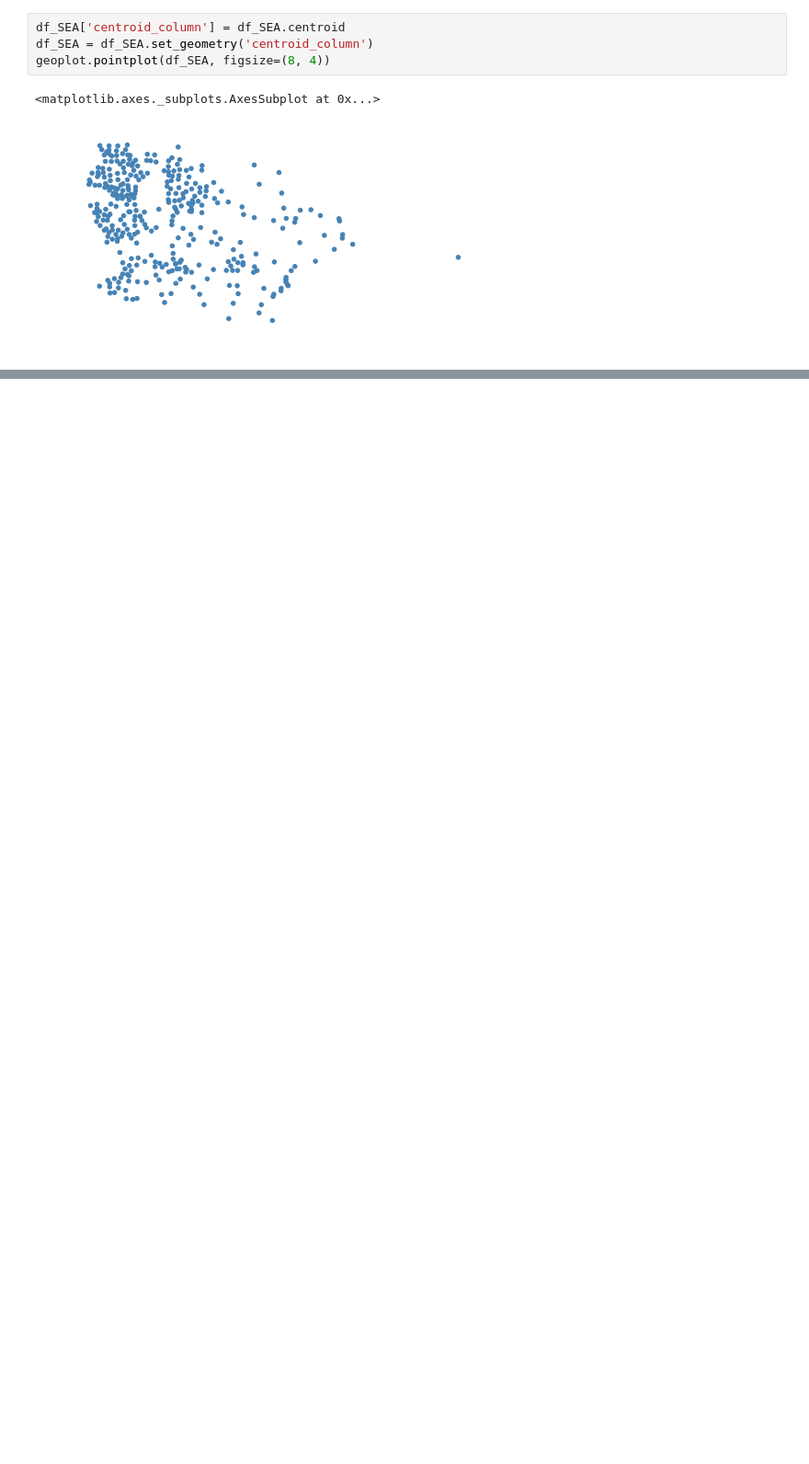
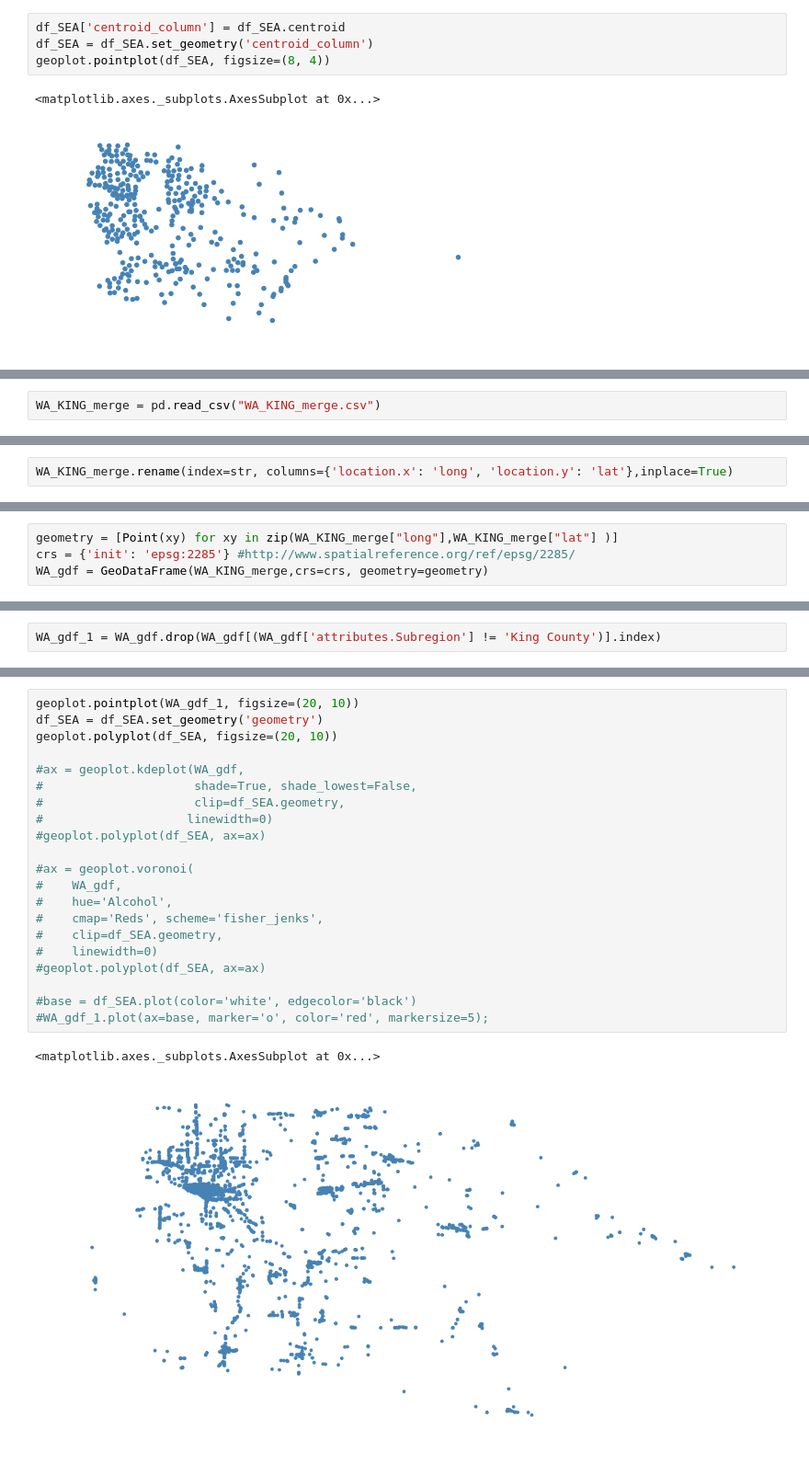
Before and after one commit to fleason/Coursera_Capstone, a Jupyter notebook: GeoPandas.ipynb, the cells around one changed output, grey strips where cells are left out. Shown at 92% size. Cells and saved outputs as stored; diff of their text form; blank space fills up the shorter version.

```diff
--- a/GeoPandas.ipynb
+++ b/GeoPandas.ipynb
@@ -156,0 +250,2 @@ WA_KING.head()
+# %%
+WA_KING_merge = pd.read_csv("WA_KING_merge.csv")
@@ -156,0 +321,2 @@ WA_KING.head()
+# %%
+WA_KING_merge.rename(index=str, columns={'location.x': 'long', 'location.y': 'lat'},inplace=True)
@@ -156,0 +353,4 @@ WA_KING.head()
+# %%
+geometry = [Point(xy) for xy in zip(WA_KING_merge["long"],WA_KING_merge["lat"] )]
+crs = {'init': 'epsg:2285'} #http://www.spatialreference.org/ref/epsg/2285/
+WA_gdf = GeoDataFrame(WA_KING_merge,crs=crs, geometry=geometry)
@@ -156,0 +421,2 @@ WA_KING.head()
+# %%
+WA_gdf_1 = WA_gdf.drop(WA_gdf[(WA_gdf['attributes.Subregion'] != 'King County')].index)
@@ -156,0 +427,24 @@ WA_KING.head()
+# %%
+geoplot.pointplot(WA_gdf_1, figsize=(20, 10))
+df_SEA = df_SEA.set_geometry('geometry')
+geoplot.polyplot(df_SEA, figsize=(20, 10))
+
+#ax = geoplot.kdeplot(WA_gdf,
+#                     shade=True, shade_lowest=False,
+#                     clip=df_SEA.geometry,
+#                    linewidth=0)
+#geoplot.polyplot(df_SEA, ax=ax)
+
+#ax = geoplot.voronoi(
+#    WA_gdf,
+#    hue='Alcohol',
+#    cmap='Reds', scheme='fisher_jenks',
+#    clip=df_SEA.geometry,
+#    linewidth=0)
+#geoplot.polyplot(df_SEA, ax=ax)
+
+#base = df_SEA.plot(color='white', edgecolor='black')
+#WA_gdf_1.plot(ax=base, marker='o', color='red', markersize=5);
+# %% [output]
+<matplotlib.axes._subplots.AxesSubplot at 0x...>
+[figure, added]
```
Also changed, not shown: parts of 84 cells of this notebook.
